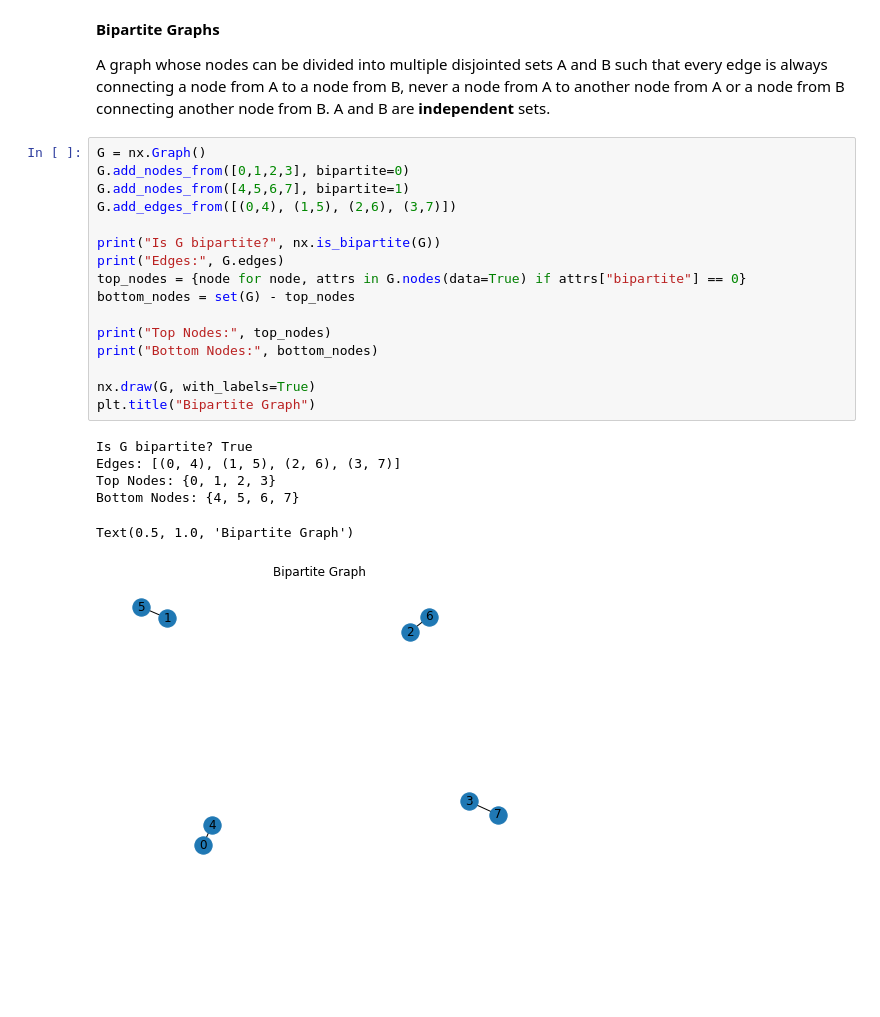
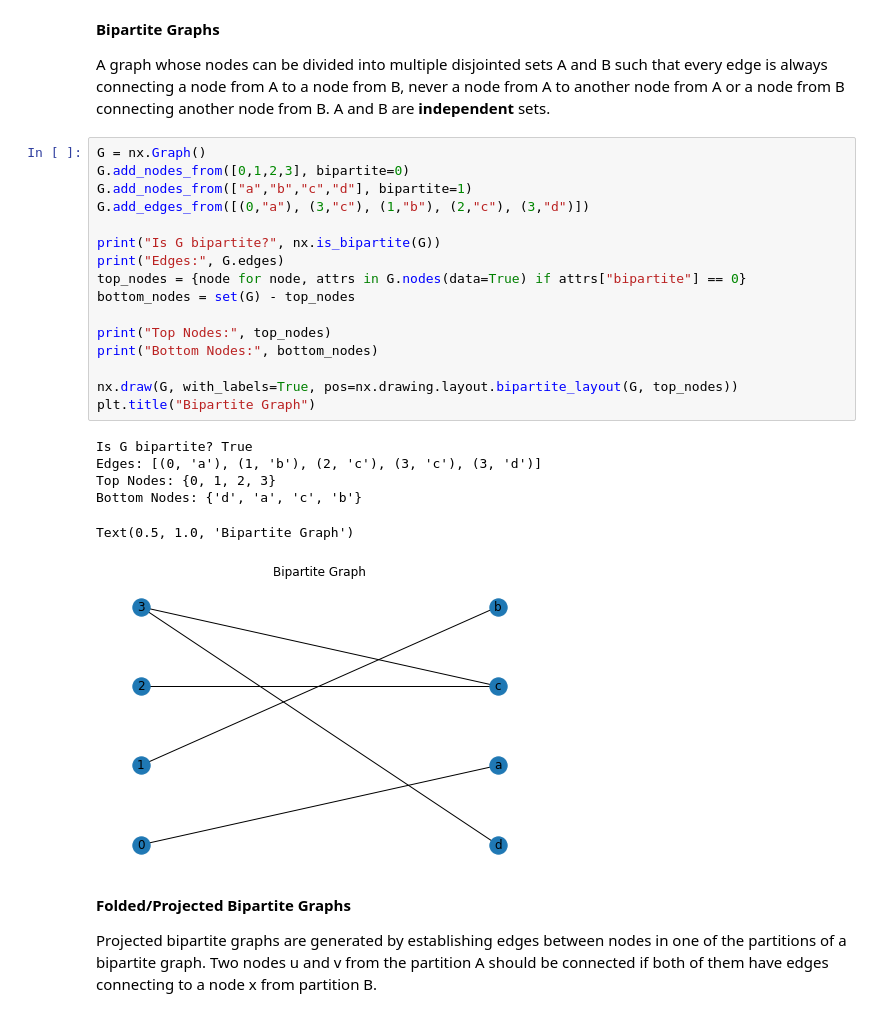
Before and after one commit to JAugusto97/graph-ml, a Jupyter notebook: 1-basics.ipynb, the cells around one changed output. Drawn from its saved outputs; the diff is of its cells as text; blank space fills up the shorter version.

```diff
--- a/1-basics.ipynb
+++ b/1-basics.ipynb
@@ -59,23 +59,28 @@ are <b>independent</b> sets.
 # %%
 G = nx.Graph()
 G.add_nodes_from([0,1,2,3], bipartite=0)
-G.add_nodes_from([4,5,6,7], bipartite=1)
-G.add_edges_from([(0,4), (1,5), (2,6), (3,7)])
+G.add_nodes_from(["a","b","c","d"], bipartite=1)
+G.add_edges_from([(0,"a"), (3,"c"), (1,"b"), (2,"c"), (3,"d")])
 
 print("Is G bipartite?", nx.is_bipartite(G))
 print("Edges:", G.edges)
 top_nodes = {node for node, attrs in G.nodes(data=True) if attrs["bipartite"] == 0}
 bottom_nodes = set(G) - top_nodes
 
 print("Top Nodes:", top_nodes)
 print("Bottom Nodes:", bottom_nodes)
 
-nx.draw(G, with_labels=True)
+nx.draw(G, with_labels=True, pos=nx.drawing.layout.bipartite_layout(G, top_nodes))
 plt.title("Bipartite Graph")
 # %% [output]
 Is G bipartite? True
-Edges: [(0, 4), (1, 5), (2, 6), (3, 7)]
+Edges: [(0, 'a'), (1, 'b'), (2, 'c'), (3, 'c'), (3, 'd')]
 Top Nodes: {0, 1, 2, 3}
-Bottom Nodes: {4, 5, 6, 7}
+Bottom Nodes: {'d', 'a', 'c', 'b'}
 Text(0.5, 1.0, 'Bipartite Graph')
-[figure, old version]
+[figure, new version]
+# %% [markdown]
+<b>Folded/Projected Bipartite Graphs</b>
+
+Projected bipartite graphs are generated by establishing edges between nodes in one of the partitions of a bipartite graph.
+Two nodes u and v from the partition A should be connected if both of them have edges connecting to a node x from partition B.
```
Also changed, not shown: parts of 15 cells of this notebook.
